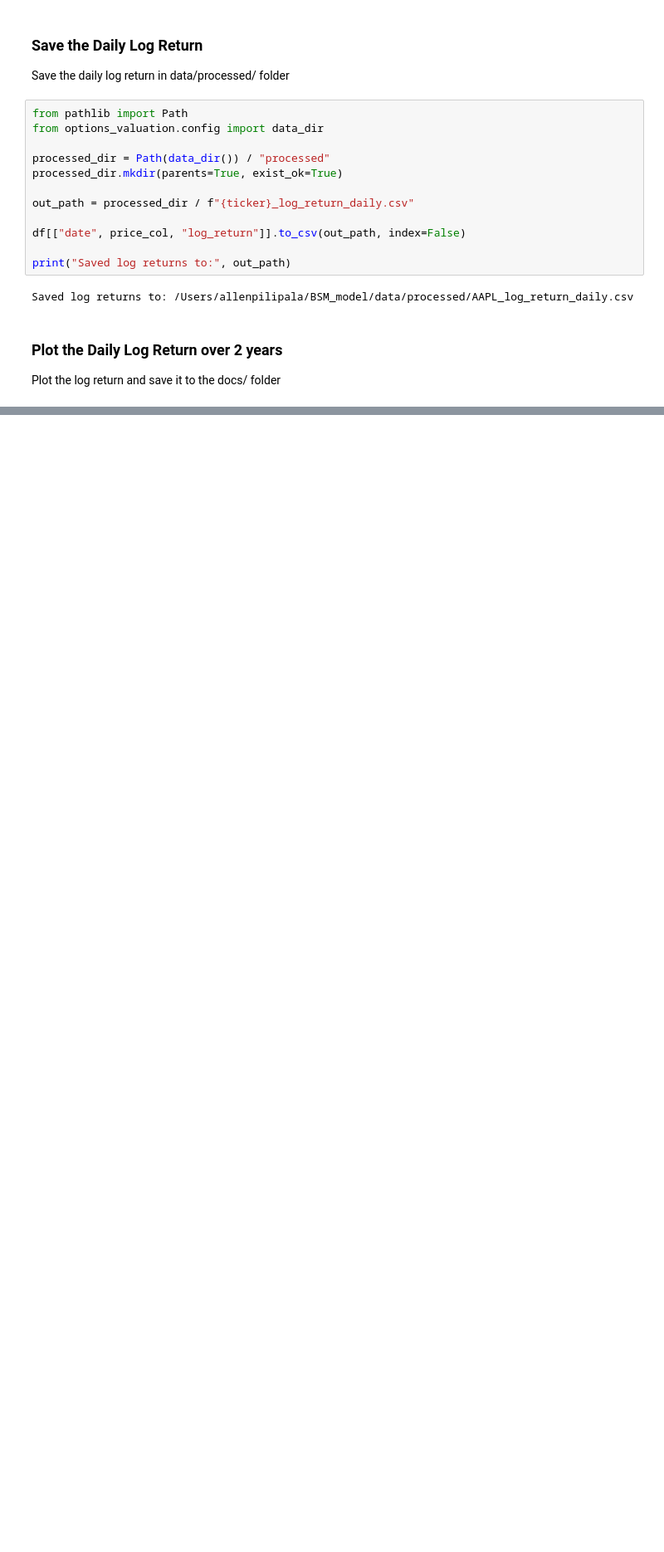
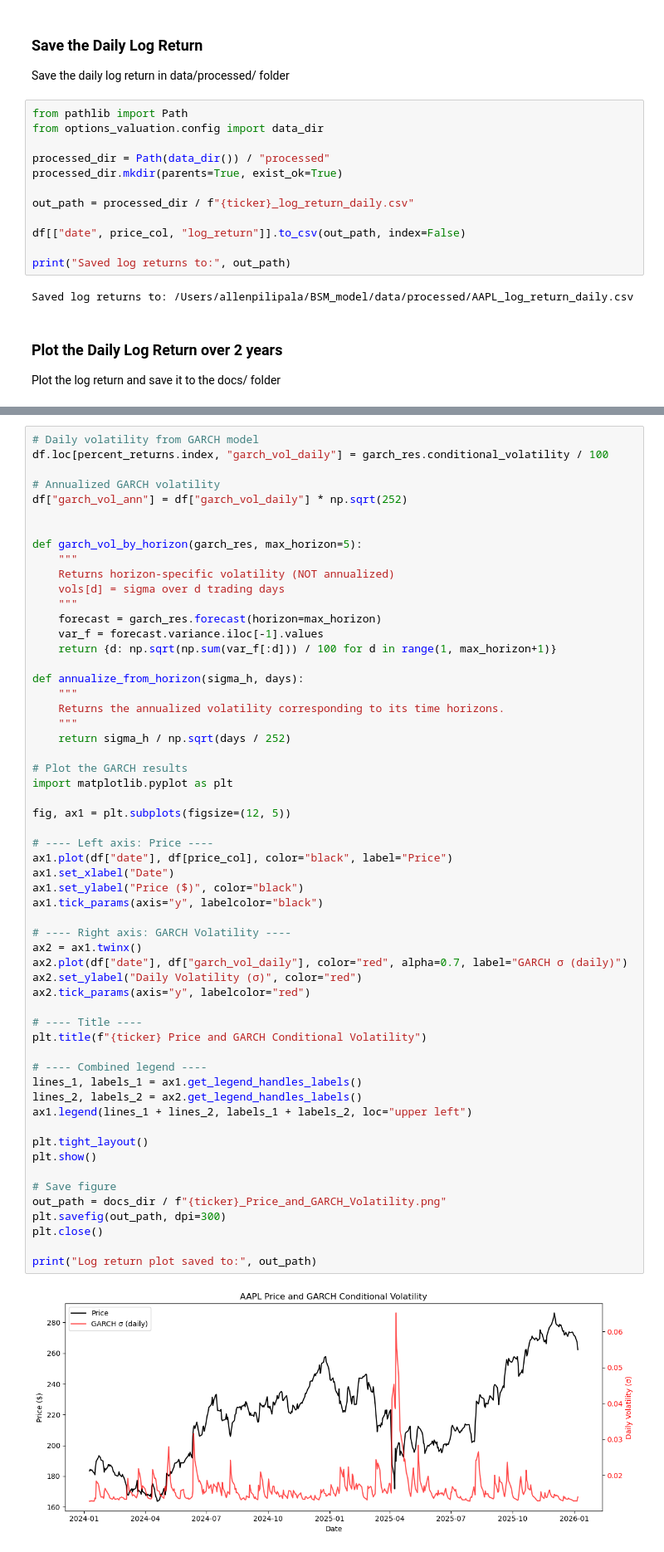
Before and after one commit to AllenH321/BSM_model, a Jupyter notebook: notebooks/stage02_volatility_calculation.ipynb, the cells around one changed output, grey strips where cells are left out. Shown at 83% size. Cells and saved outputs as stored; diff of their text form; blank space fills up the shorter version.

```diff
--- a/notebooks/stage02_volatility_calculation.ipynb
+++ b/notebooks/stage02_volatility_calculation.ipynb
@@ -136,0 +228,59 @@ Log return plot saved to: /Users/allenpilipala/BSM_model/docs/AAPL_daily_log_ret
+# %%
+# Daily volatility from GARCH model
+df.loc[percent_returns.index, "garch_vol_daily"] = garch_res.conditional_volatility / 100
+
+# Annualized GARCH volatility
+df["garch_vol_ann"] = df["garch_vol_daily"] * np.sqrt(252)
+
+
+def garch_vol_by_horizon(garch_res, max_horizon=5):
+    """
+    Returns horizon-specific volatility (NOT annualized)
+    vols[d] = sigma over d trading days
+    """
+    forecast = garch_res.forecast(horizon=max_horizon)
+    var_f = forecast.variance.iloc[-1].values
+    return {d: np.sqrt(np.sum(var_f[:d])) / 100 for d in range(1, max_horizon+1)}
+
+def annualize_from_horizon(sigma_h, days):
+    """
+    Returns the annualized volatility corresponding to its time horizons.
+    """
+    return sigma_h / np.sqrt(days / 252)
+
+# Plot the GARCH results
+import matplotlib.pyplot as plt
+
+fig, ax1 = plt.subplots(figsize=(12, 5))
+
+# ---- Left axis: Price ----
+ax1.plot(df["date"], df[price_col], color="black", label="Price")
+ax1.set_xlabel("Date")
+ax1.set_ylabel("Price ($)", color="black")
+ax1.tick_params(axis="y", labelcolor="black")
+
+# ---- Right axis: GARCH Volatility ----
+ax2 = ax1.twinx()
+ax2.plot(df["date"], df["garch_vol_daily"], color="red", alpha=0.7, label="GARCH σ (daily)")
+ax2.set_ylabel("Daily Volatility (σ)", color="red")
+ax2.tick_params(axis="y", labelcolor="red")
+
+# ---- Title ----
+plt.title(f"{ticker} Price and GARCH Conditional Volatility")
+
+# ---- Combined legend ----
+lines_1, labels_1 = ax1.get_legend_handles_labels()
+lines_2, labels_2 = ax2.get_legend_handles_labels()
+ax1.legend(lines_1 + lines_2, labels_1 + labels_2, loc="upper left")
+
+plt.tight_layout()
+plt.show()
+
+# Save figure
+out_path = docs_dir / f"{ticker}_Price_and_GARCH_Volatility.png"
+plt.savefig(out_path, dpi=300)
+plt.close()
+
+print("Log return plot saved to:", out_path)
+# %% [output]
+[figure, added]
```
Also changed, not shown: parts of 14 cells of this notebook, 5 other files.
